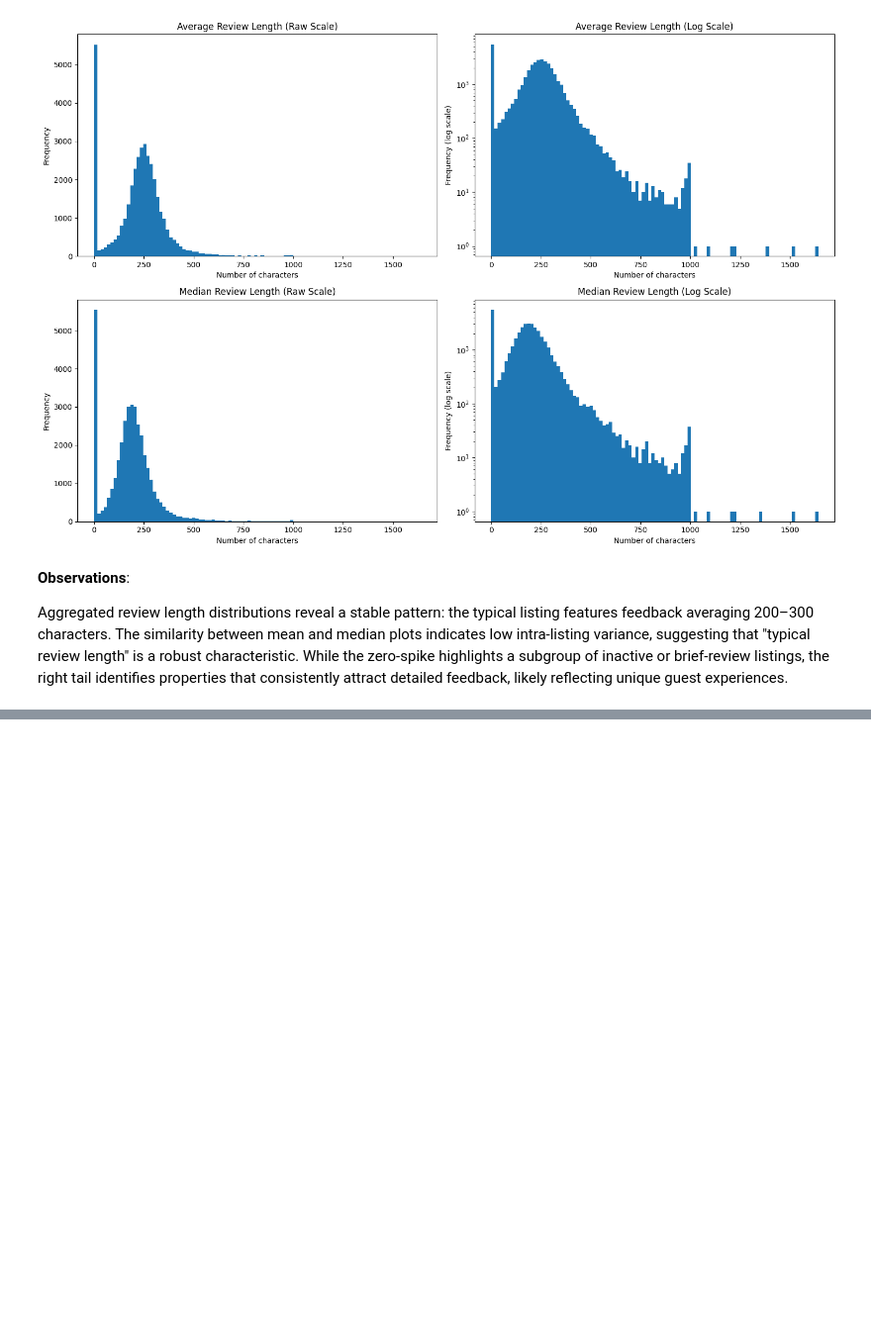
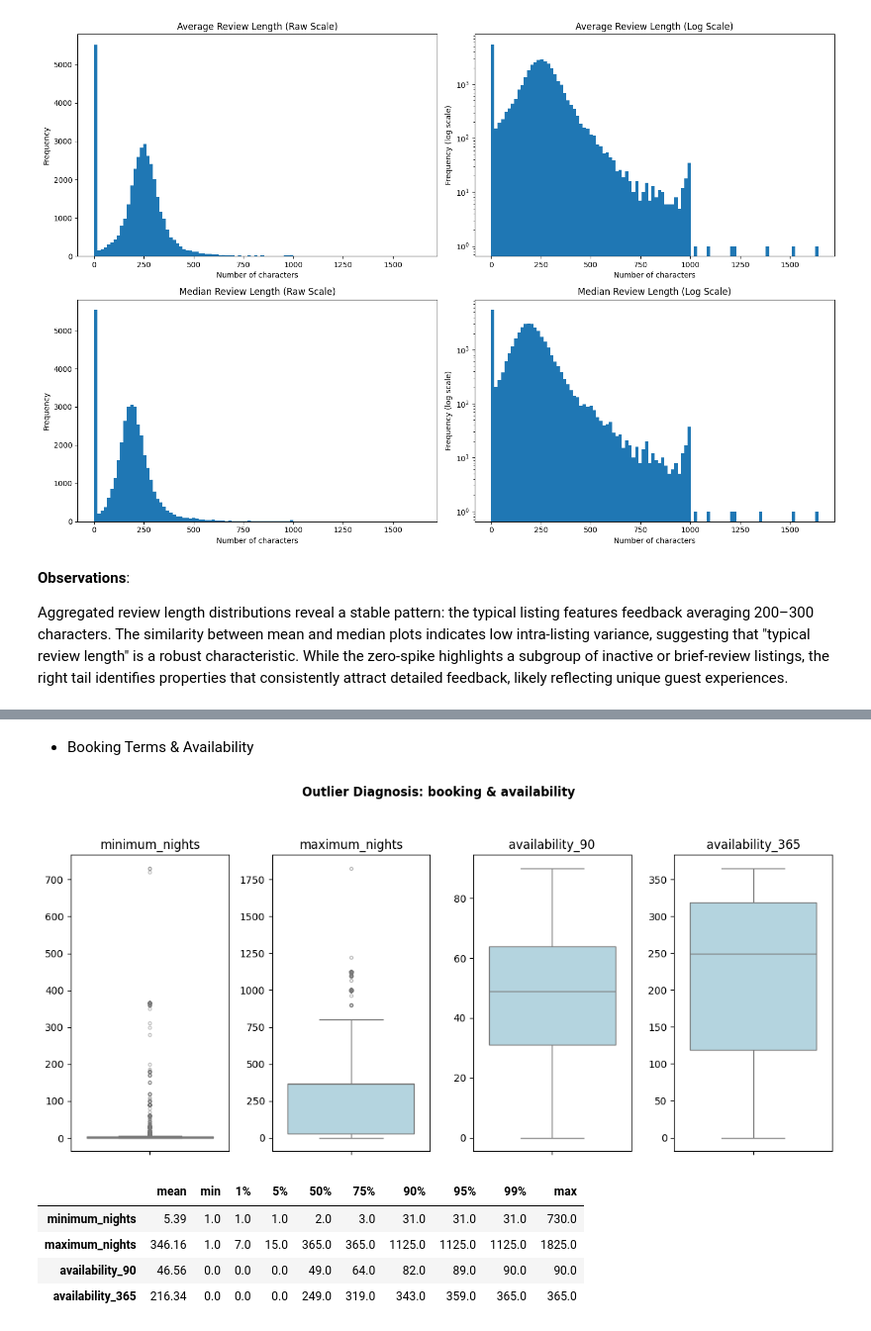
Before and after one commit to pln6/airbnb-market-segmentation-analysis, a Jupyter notebook: notebooks/01_data_cleaning.ipynb, the cells around one changed output, grey strips where cells are left out. Shown at 99% size. Saved outputs shown, nothing was run; the diff lists cells and outputs as text; code cells hidden in the pictures; blank space fills up the shorter version.

```diff
--- a/notebooks/01_data_cleaning.ipynb
+++ b/notebooks/01_data_cleaning.ipynb
@@ -1709,0 +1817,11 @@ Aggregated review length distributions reveal a stable pattern: the typical list
+# %% [markdown]
+- Booking Terms & Availability
+# %%
+diagnose_outliers(listings_cleaned, availability_cols, group_name = "booking & availability")
+# %% [output]
+[figure, added]
+|  | mean | min | 1% | 5% | 50% | 75% | 90% | 95% | 99% | max |
+| minimum_nights | 5.39 | 1.0 | 1.0 | 1.0 | 2.0 | 3.0 | 31.0 | 31.0 | 31.0 | 730.0 |
+| maximum_nights | 346.16 | 1.0 | 7.0 | 15.0 | 365.0 | 365.0 | 1125.0 | 1125.0 | 1125.0 | 1825.0 |
+| availability_90 | 46.56 | 0.0 | 0.0 | 0.0 | 49.0 | 64.0 | 82.0 | 89.0 | 90.0 | 90.0 |
+| availability_365 | 216.34 | 0.0 | 0.0 | 0.0 | 249.0 | 319.0 | 343.0 | 359.0 | 365.0 | 365.0 |
```
Also changed, not shown: parts of 30 cells of this notebook.
